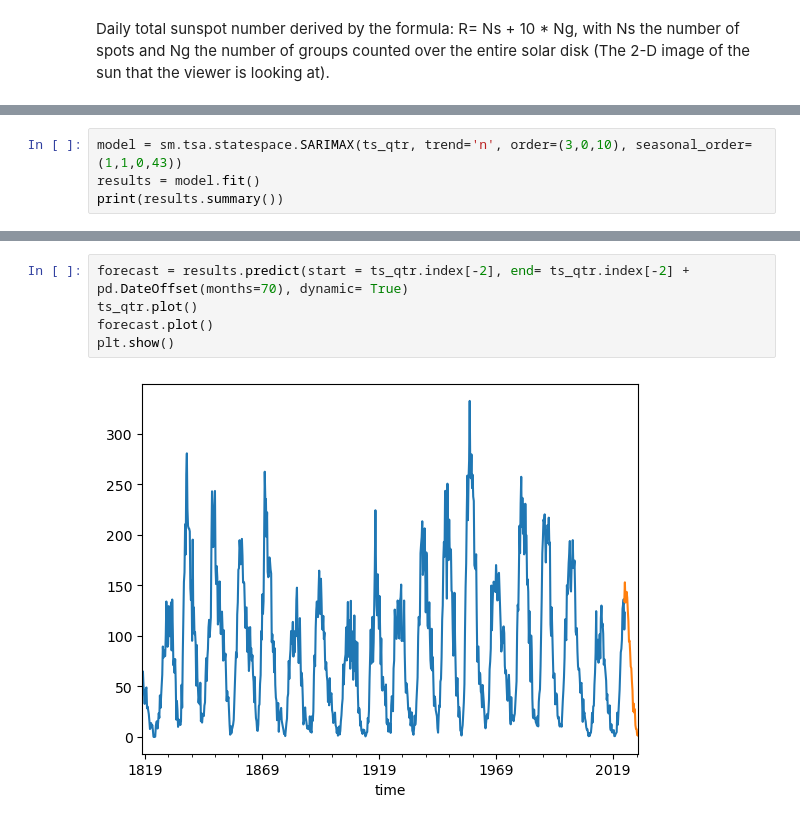
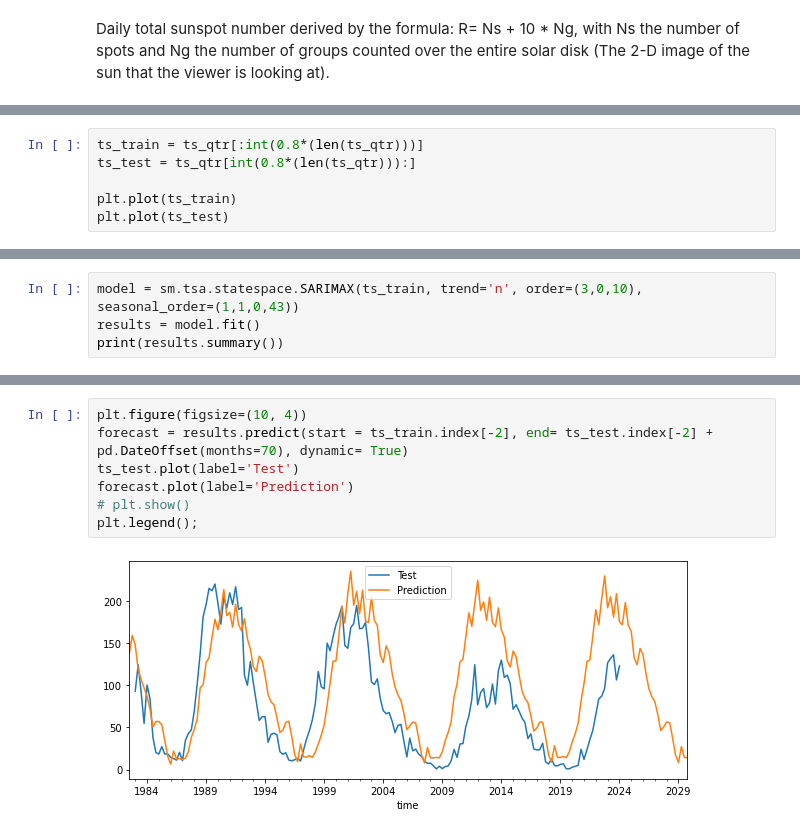
Before and after one commit to Jack-brewster/arctic-forecasting, a Jupyter notebook: analysis.ipynb, the cells around one changed output, grey strips where cells are left out. Drawn from its saved outputs; the diff is of its cells as text.

```diff
--- a/analysis.ipynb
+++ b/analysis.ipynb
@@ -113,0 +126,6 @@ plt.show()
+# %%
+ts_train = ts_qtr[:int(0.8*(len(ts_qtr)))]
+ts_test = ts_qtr[int(0.8*(len(ts_qtr))):]
+
+plt.plot(ts_train)
+plt.plot(ts_test)
@@ -114,5 +135,5 @@ plt.show()
 # %%
-model = sm.tsa.statespace.SARIMAX(ts_qtr, trend='n', order=(3,0,10), seasonal_order=(1,1,0,43))
+model = sm.tsa.statespace.SARIMAX(ts_train, trend='n', order=(3,0,10), seasonal_order=(1,1,0,43))
 results = model.fit()
 print(results.summary())
 # %% [output]
@@ -136,7 +185,9 @@ Warnings:
 # %%
-forecast = results.predict(start = ts_qtr.index[-2], end= ts_qtr.index[-2] + pd.DateOffset(months=70), dynamic= True)
-ts_qtr.plot()
-forecast.plot()
-plt.show()
+plt.figure(figsize=(10, 4))
+forecast = results.predict(start = ts_train.index[-2], end= ts_test.index[-2] + pd.DateOffset(months=70), dynamic= True)
+ts_test.plot(label='Test')
+forecast.plot(label='Prediction')
+# plt.show()
+plt.legend();
 # %% [output]
-[figure, old version]
+[figure, new version]
```
Also changed, not shown: parts of 16 cells of this notebook, 1 other file.
